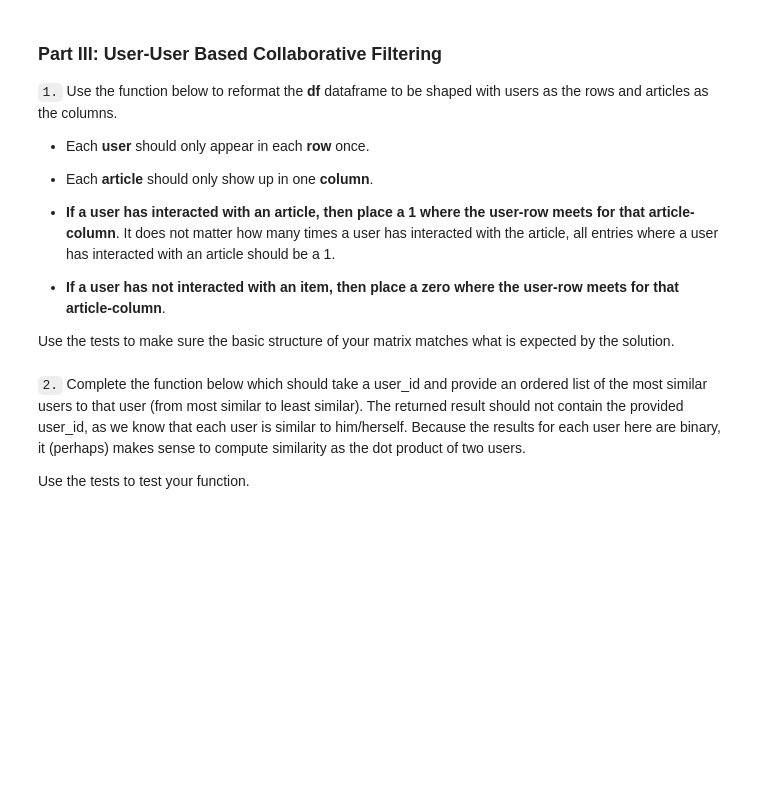
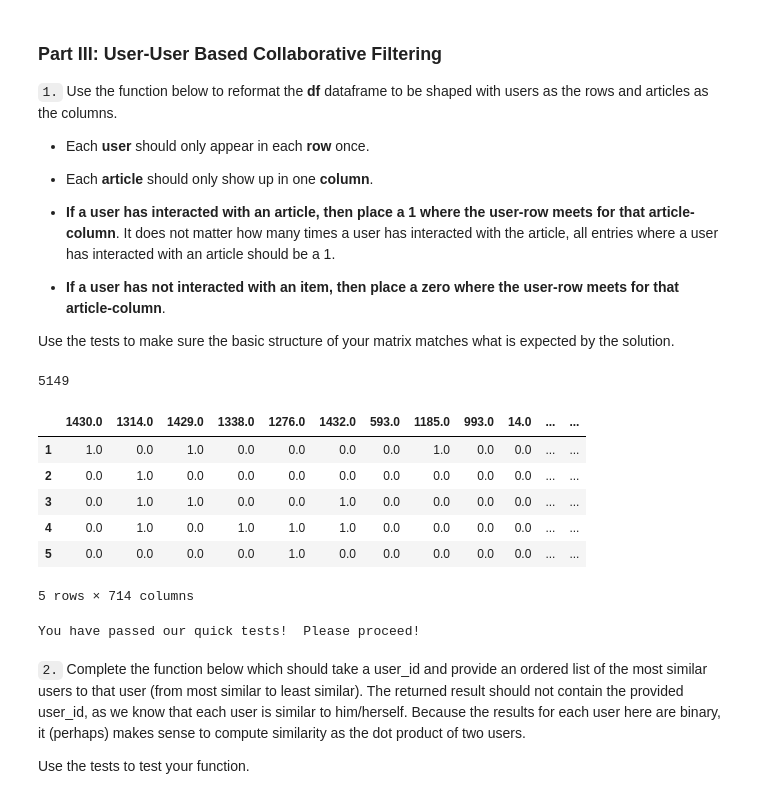
Before and after one commit to MiRoDS/DataScience_Project3, a Jupyter notebook: Recommendations_with_IBM.ipynb, the cells around one changed output. Drawn from its saved outputs; the diff is of its cells as text; code cells hidden in the pictures; blank space fills up the shorter version.

Commit message:
Part III: User-User Based Collaborative Filtering (1st part done)

```diff
--- a/Recommendations_with_IBM.ipynb
+++ b/Recommendations_with_IBM.ipynb
@@ -305,6 +354,10 @@ t.sol_2_test(get_top_articles)
 * **If a user has not interacted with an item, then place a zero where the user-row meets for that article-column**.
 
 Use the tests to make sure the basic structure of your matrix matches what is expected by the solution.
+# %%
+df.user_id.value_counts().shape[0]
+# %% [output]
+5149
 # %%
 # create the user-article matrix with 1's and 0's
 
@@ -320,17 +373,42 @@ def create_user_item_matrix(df):
     Return a matrix with user ids as rows and article ids on the columns with 1 values where a user interacted with
     an article and a 0 otherwise
     '''
-    # Fill in the function here
 
-    return user_item # return the user_item matrix
+    # Check number of users in df
+    number_of_users=df.user_id.value_counts().shape[0]
+
+    # Create data frame in which the number of rows corresponds to the number of users
+    user_item = pd.DataFrame(index=range(1,number_of_users))
+
+    # Iterate over all rows in df and fill the user item data frame
+    for index, row in df.iterrows():
+        user_item.at[row.user_id, row.article_id]=1 # Set 1 if article has been read
+
+    # Replace NaN values (article not read by user) by zeros
+    user_item=user_item.fillna(0)
+
+    # Return the user_item matrix
+    return user_item
 
 user_item = create_user_item_matrix(df)
+# %%
+user_item.head()
+# %% [output]
+|  | 1430.0 | 1314.0 | 1429.0 | 1338.0 | 1276.0 | 1432.0 | 593.0 | 1185.0 | 993.0 | 14.0 | ... | ... |
+| 1 | 1.0 | 0.0 | 1.0 | 0.0 | 0.0 | 0.0 | 0.0 | 1.0 | 0.0 | 0.0 | ... | ... |
+| 2 | 0.0 | 1.0 | 0.0 | 0.0 | 0.0 | 0.0 | 0.0 | 0.0 | 0.0 | 0.0 | ... | ... |
+| 3 | 0.0 | 1.0 | 1.0 | 0.0 | 0.0 | 1.0 | 0.0 | 0.0 | 0.0 | 0.0 | ... | ... |
+| 4 | 0.0 | 1.0 | 0.0 | 1.0 | 1.0 | 1.0 | 0.0 | 0.0 | 0.0 | 0.0 | ... | ... |
+| 5 | 0.0 | 0.0 | 0.0 | 0.0 | 1.0 | 0.0 | 0.0 | 0.0 | 0.0 | 0.0 | ... | ... |
+5 rows × 714 columns
 # %%
 ## Tests: You should just need to run this cell.  Don't change the code.
 assert user_item.shape[0] == 5149, "Oops!  The number of users in the user-article matrix doesn't look right."
 assert user_item.shape[1] == 714, "Oops!  The number of articles in the user-article matrix doesn't look right."
 assert user_item.sum(axis=1)[1] == 36, "Oops!  The number of articles seen by user 1 doesn't look right."
 print("You have passed our quick tests!  Please proceed!")
+# %% [output]
+You have passed our quick tests!  Please proceed!
 # %% [markdown]
 `2.` Complete the function below which should take a user_id and provide an ordered list of the most similar users to that user (from most similar to least similar).  The returned result should not contain the provided user_id, as we know that each user is similar to him/herself. Because the results for each user here are binary, it (perhaps) makes sense to compute similarity as the dot product of two users.
 
```
Also changed, not shown: parts of 4 cells of this notebook.
